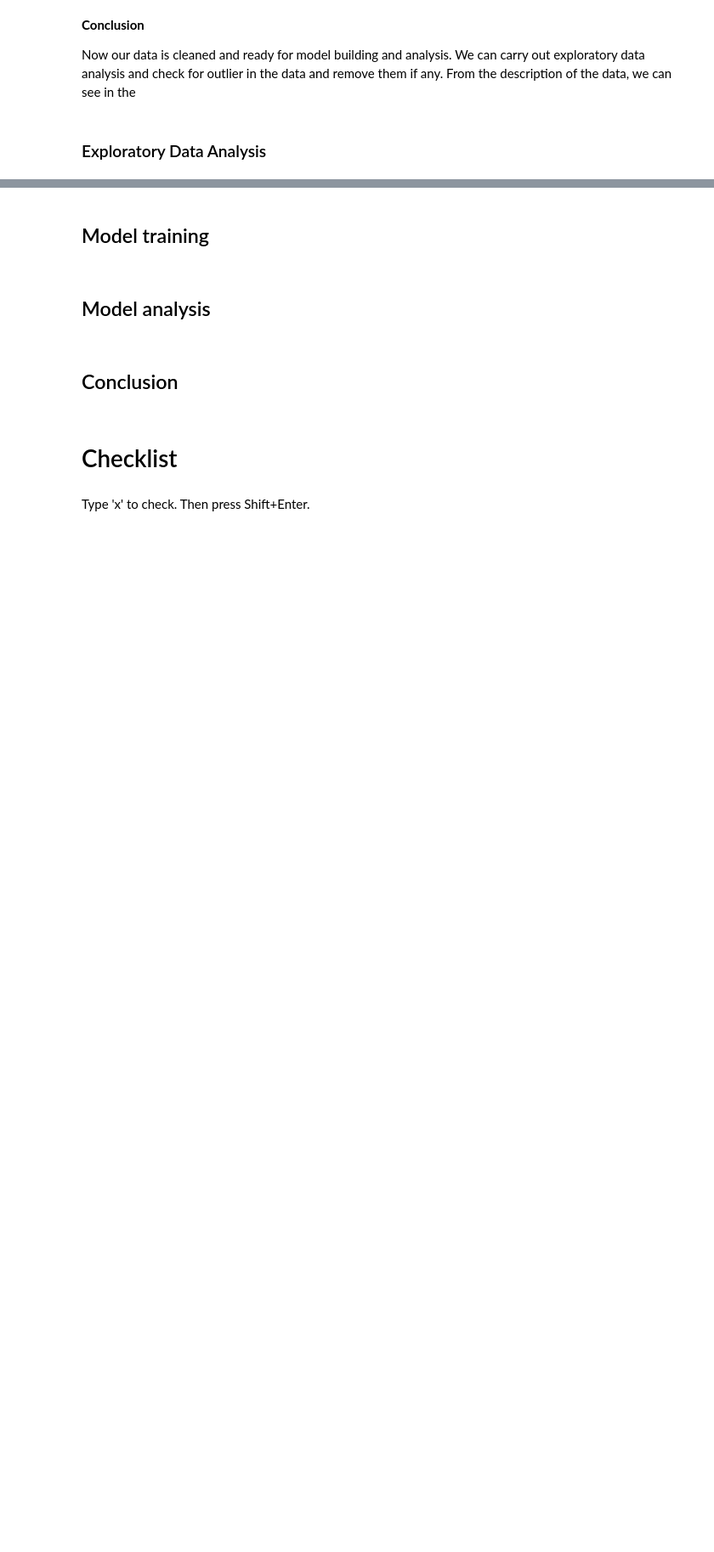
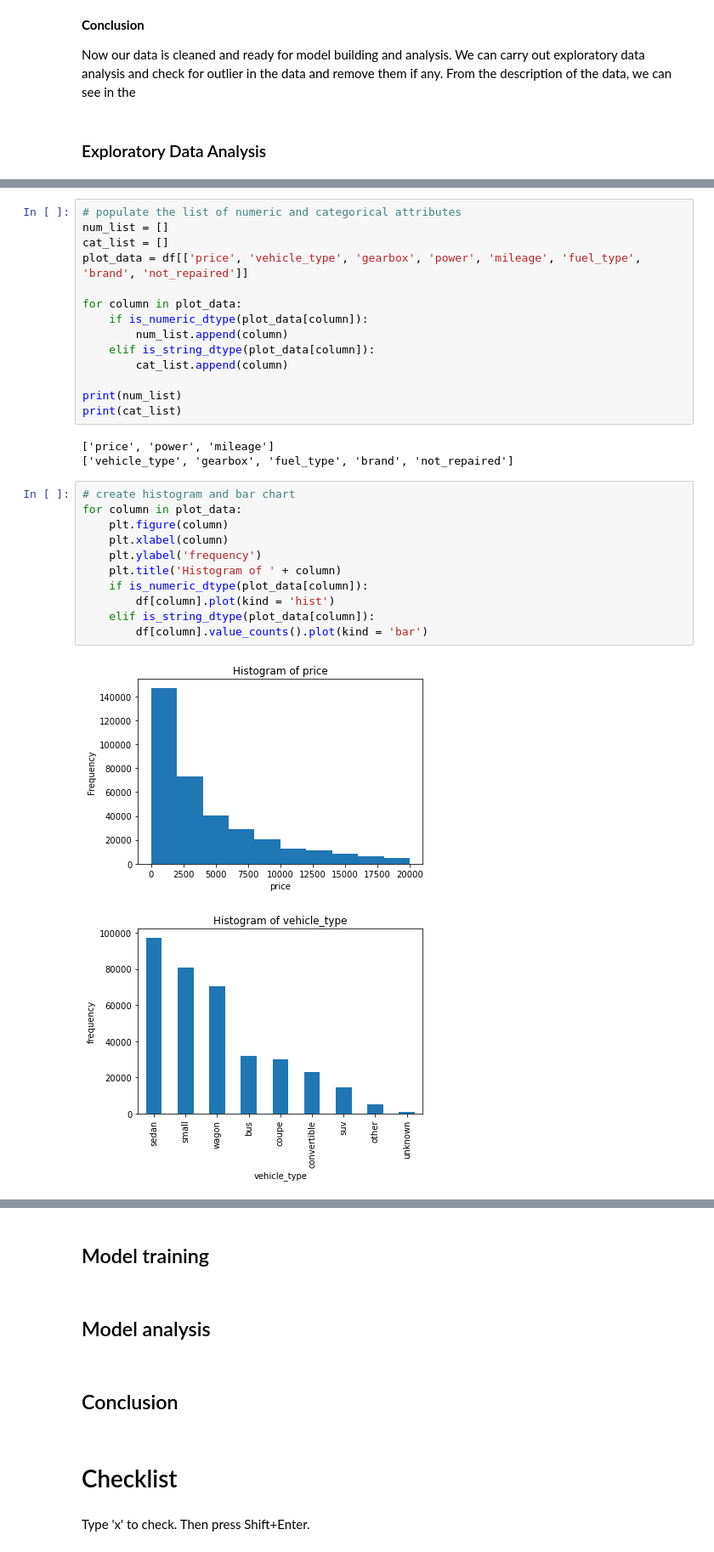
Before and after one commit to chuksoo/vehicle_price_predictionML, a Jupyter notebook: vehicle_price_predictionML.ipynb, the cells around one changed output, grey strips where cells are left out. Shown at 85% size. Saved outputs shown, nothing was run; the diff lists cells and outputs as text; blank space fills up the shorter version.

```diff
--- a/vehicle_price_predictionML.ipynb
+++ b/vehicle_price_predictionML.ipynb
@@ -411,0 +492,31 @@ plt.suptitle('Histogram of selected parameters', y=0.95);
+# %%
+# populate the list of numeric and categorical attributes
+num_list = []
+cat_list = []
+plot_data = df[['price', 'vehicle_type', 'gearbox', 'power', 'mileage', 'fuel_type', 'brand', 'not_repaired']]
+
+for column in plot_data:
+    if is_numeric_dtype(plot_data[column]):
+        num_list.append(column)
+    elif is_string_dtype(plot_data[column]):
+        cat_list.append(column)
+
+print(num_list)
+print(cat_list)
+# %% [output]
+['price', 'power', 'mileage']
+['vehicle_type', 'gearbox', 'fuel_type', 'brand', 'not_repaired']
+# %%
+# create histogram and bar chart
+for column in plot_data:
+    plt.figure(column)
+    plt.xlabel(column)
+    plt.ylabel('frequency')
+    plt.title('Histogram of ' + column)
+    if is_numeric_dtype(plot_data[column]):
+        df[column].plot(kind = 'hist')
+    elif is_string_dtype(plot_data[column]):
+        df[column].value_counts().plot(kind = 'bar')
+# %% [output]
+[figure, added]
+[figure, added]
```
Also changed, not shown: parts of 25 cells of this notebook.
